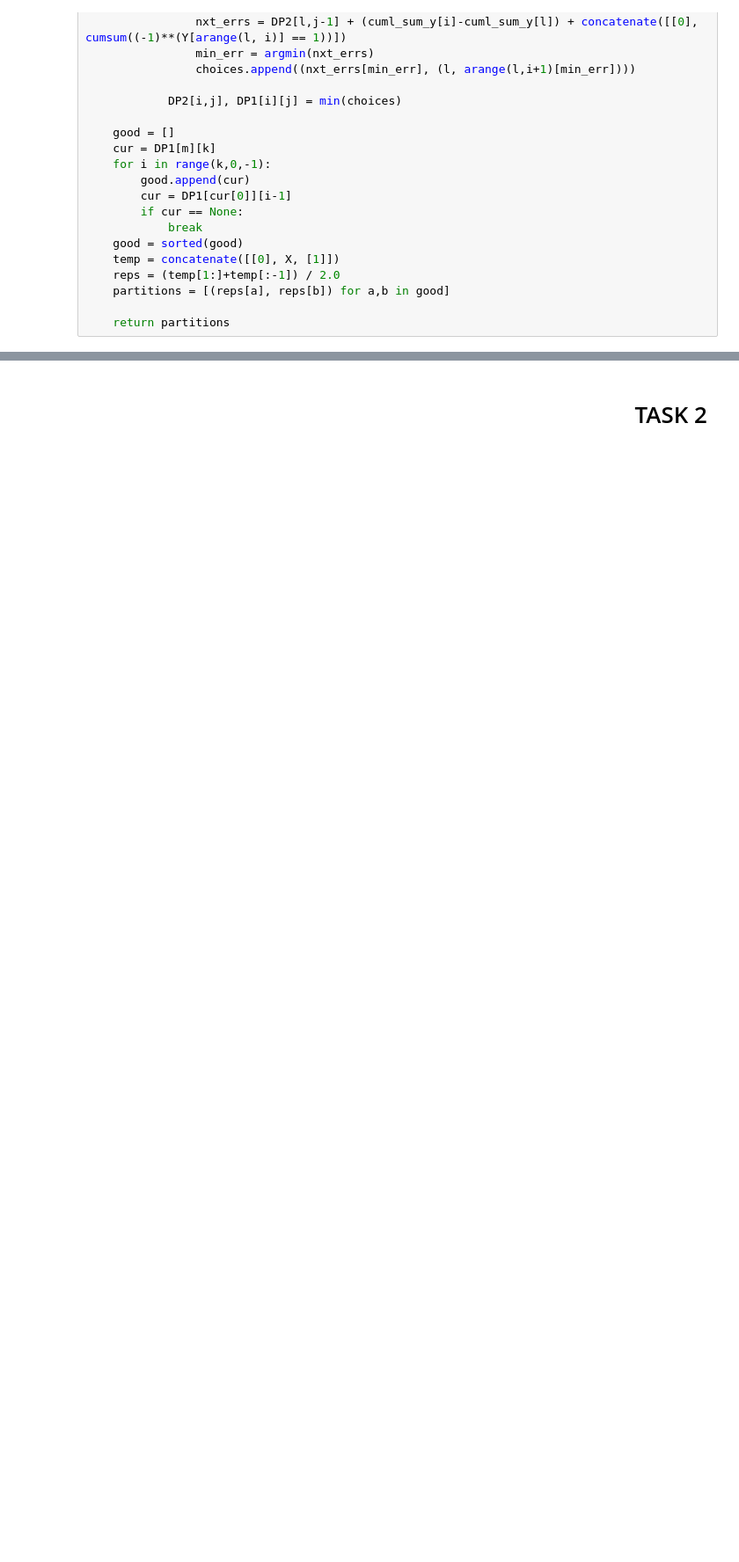
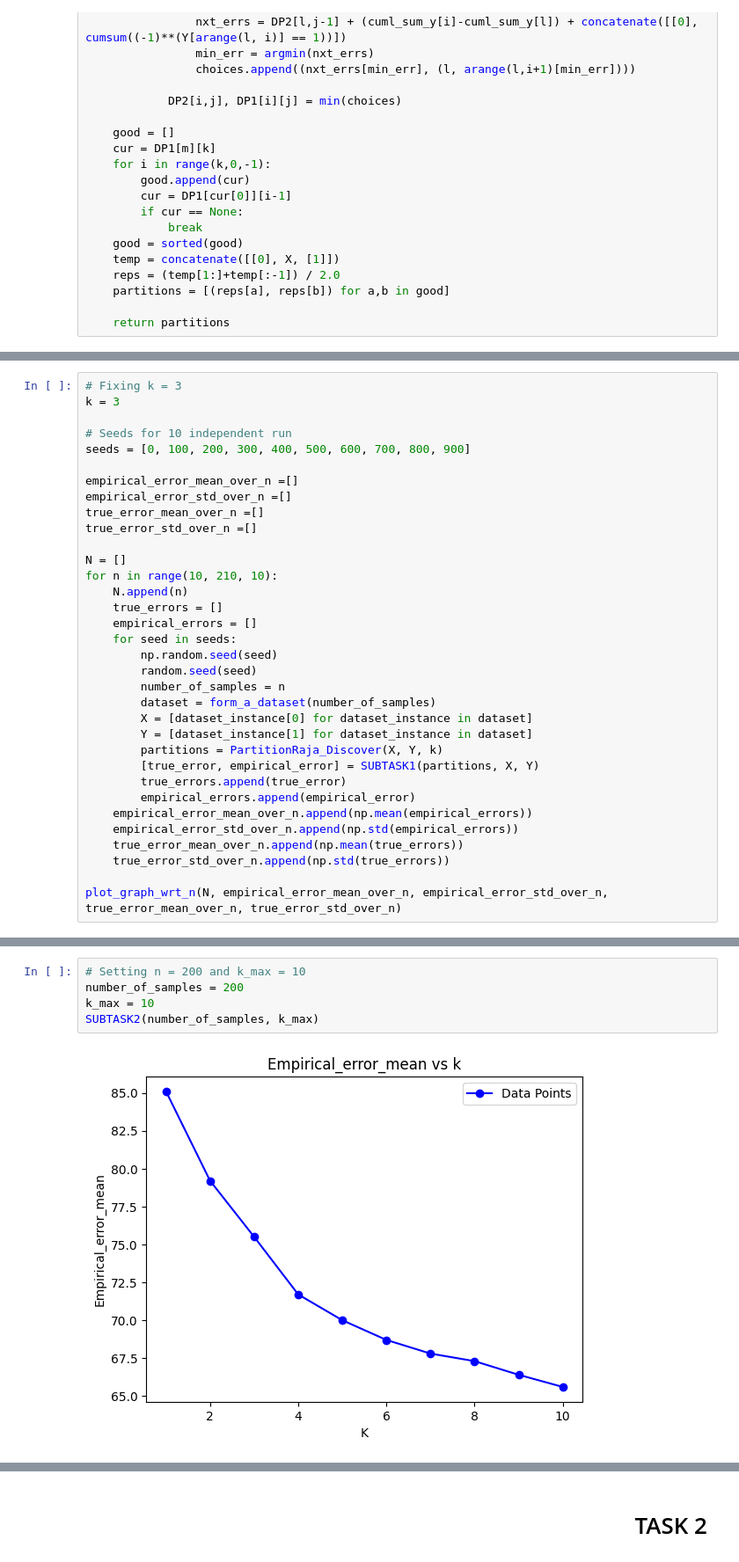
Before and after one commit to Aditya-Y-29/ML-Assignments, a Jupyter notebook: Assignment-1/ADITYA _ - ML24_(CS503)_Lab1_PAC_Regression.ipynb, the cells around one changed output, grey strips where cells are left out. Shown at 88% size. Drawn from its saved outputs; the diff is of its cells as text; blank space fills up the shorter version.

```diff
--- a/Assignment-1/ADITYA _ - ML24_(CS503)_Lab1_PAC_Regression.ipynb
+++ b/Assignment-1/ADITYA _ - ML24_(CS503)_Lab1_PAC_Regression.ipynb
@@ -185,0 +210,34 @@ def SUBTASK2():
+# %%
+# Fixing k = 3
+k = 3
+
+# Seeds for 10 independent run
+seeds = [0, 100, 200, 300, 400, 500, 600, 700, 800, 900]
+
+empirical_error_mean_over_n =[]
+empirical_error_std_over_n =[]
+true_error_mean_over_n =[]
+true_error_std_over_n =[]
+
+N = []
+for n in range(10, 210, 10):
+    N.append(n)
+    true_errors = []
+    empirical_errors = []
+    for seed in seeds:
+        np.random.seed(seed)
+        random.seed(seed)
+        number_of_samples = n
+        dataset = form_a_dataset(number_of_samples)
+        X = [dataset_instance[0] for dataset_instance in dataset]
+        Y = [dataset_instance[1] for dataset_instance in dataset]
+        partitions = PartitionRaja_Discover(X, Y, k)
+        [true_error, empirical_error] = SUBTASK1(partitions, X, Y)
+        true_errors.append(true_error)
+        empirical_errors.append(empirical_error)
+    empirical_error_mean_over_n.append(np.mean(empirical_errors))
+    empirical_error_std_over_n.append(np.std(empirical_errors))
+    true_error_mean_over_n.append(np.mean(true_errors))
+    true_error_std_over_n.append(np.std(true_errors))
+
+plot_graph_wrt_n(N, empirical_error_mean_over_n, empirical_error_std_over_n, true_error_mean_over_n, true_error_std_over_n)
@@ -185,0 +305,7 @@ def SUBTASK2():
+# %%
+# Setting n = 200 and k_max = 10
+number_of_samples = 200
+k_max = 10
+SUBTASK2(number_of_samples, k_max)
+# %% [output]
+[figure, added]
```
Also changed, not shown: parts of 10 cells of this notebook.
